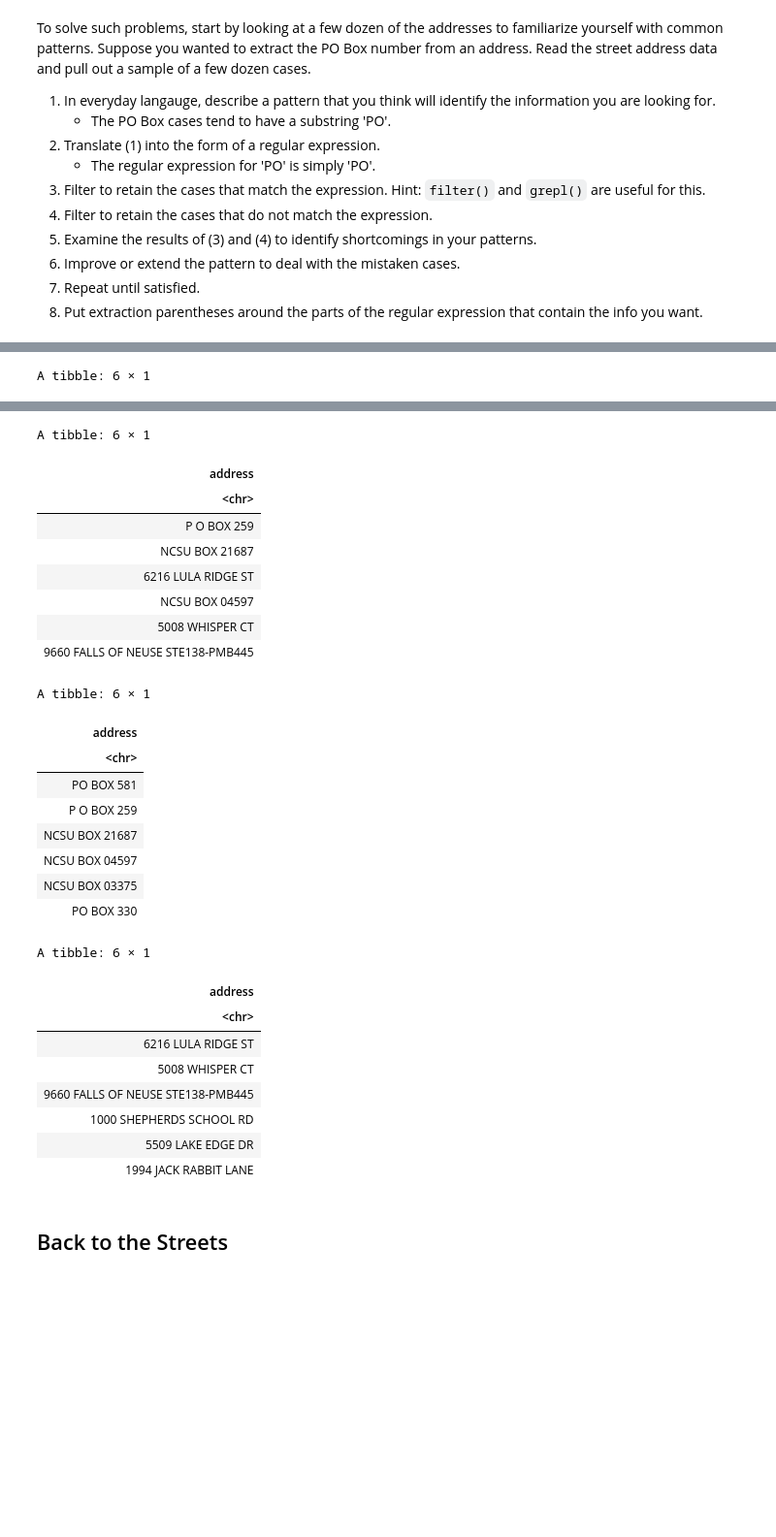
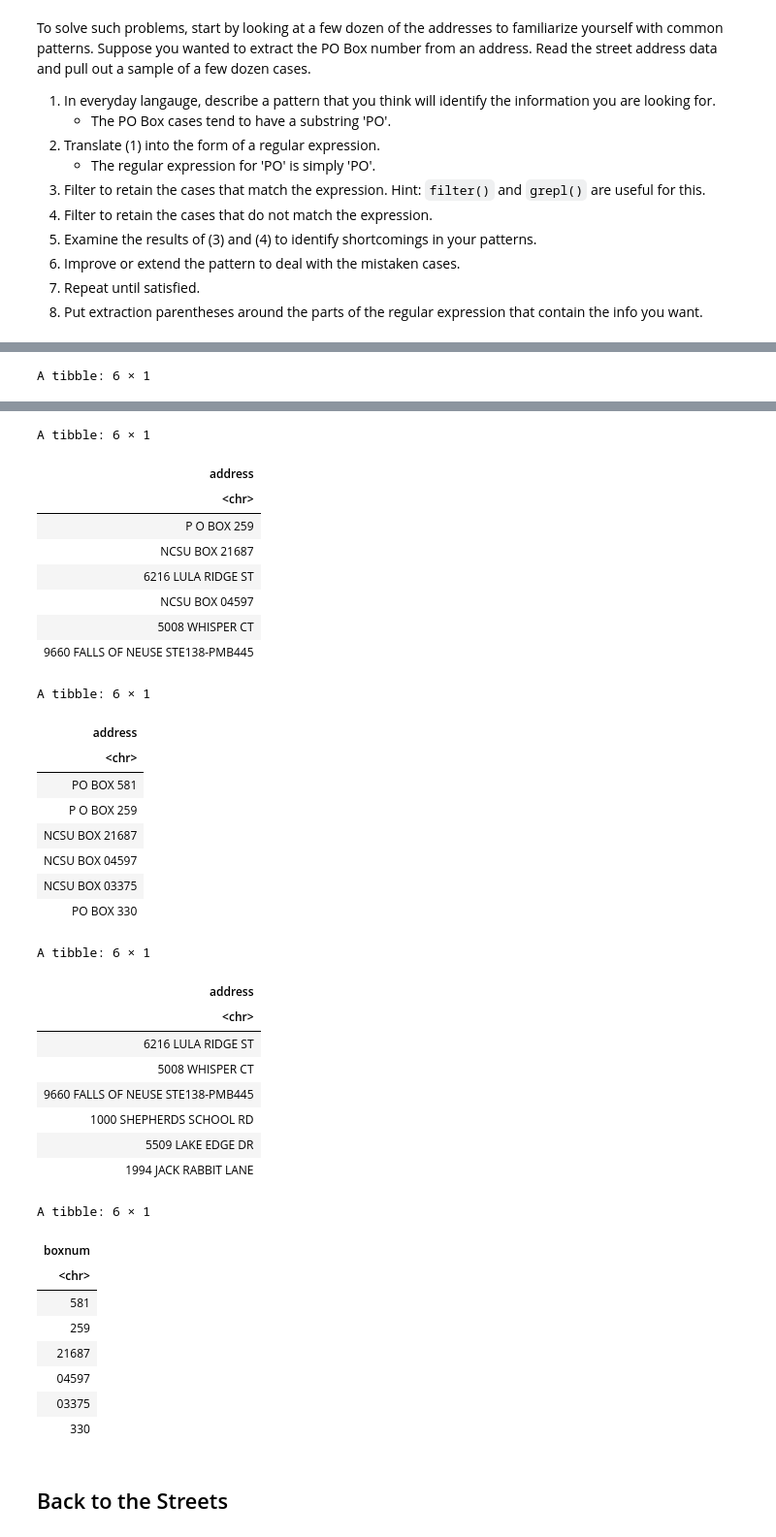
Before and after one commit to stat184-summer2023/a09-street-or-road-davefriedman01, a Jupyter notebook: A09.ipynb, the cells around one changed output, grey strips where cells are left out. Shown: that part at 97% size. Drawn from its saved outputs; the diff is of its cells as text; code cells hidden in the pictures; blank space fills up the shorter version.

```diff
--- a/A09.ipynb
+++ b/A09.ipynb
@@ -168,7 +158,7 @@ BoxNumbers <-
   Sample %>%
     filter(grepl(pattern, address)) %>%
     tidyr::extract(address, into = 'boxnum', regex = pattern)
-BoxNumbers
+head(BoxNumbers)
 # %% [output]
 A tibble: 6 × 1
 | address |
@@ -179,33 +169,42 @@ A tibble: 6 × 1
 | PO BOX 575 |
 | PO BOX 1295 |
 | PO BOX 33201 |
 A tibble: 6 × 1
 | address |
 | <chr> |
 | P O BOX 259 |
 | NCSU BOX 21687 |
 | 6216 LULA RIDGE ST |
 | NCSU BOX 04597 |
 | 5008 WHISPER CT |
 | 9660 FALLS OF NEUSE STE138-PMB445 |
 A tibble: 6 × 1
 | address |
 | <chr> |
 | PO BOX 581 |
 | P O BOX 259 |
 | NCSU BOX 21687 |
 | NCSU BOX 04597 |
 | NCSU BOX 03375 |
 | PO BOX 330 |
 A tibble: 6 × 1
 | address |
 | <chr> |
 | 6216 LULA RIDGE ST |
 | 5008 WHISPER CT |
 | 9660 FALLS OF NEUSE STE138-PMB445 |
 | 1000 SHEPHERDS SCHOOL RD |
 | 5509 LAKE EDGE DR |
 | 1994 JACK RABBIT LANE |
+A tibble: 6 × 1
+| boxnum |
+| <chr> |
+| 581 |
+| 259 |
+| 21687 |
+| 04597 |
+| 03375 |
+| 330 |
 # %% [markdown]
 ## Back to the Streets
 # %% [markdown]
```
Also changed, not shown: parts of 1 cell of this notebook.
